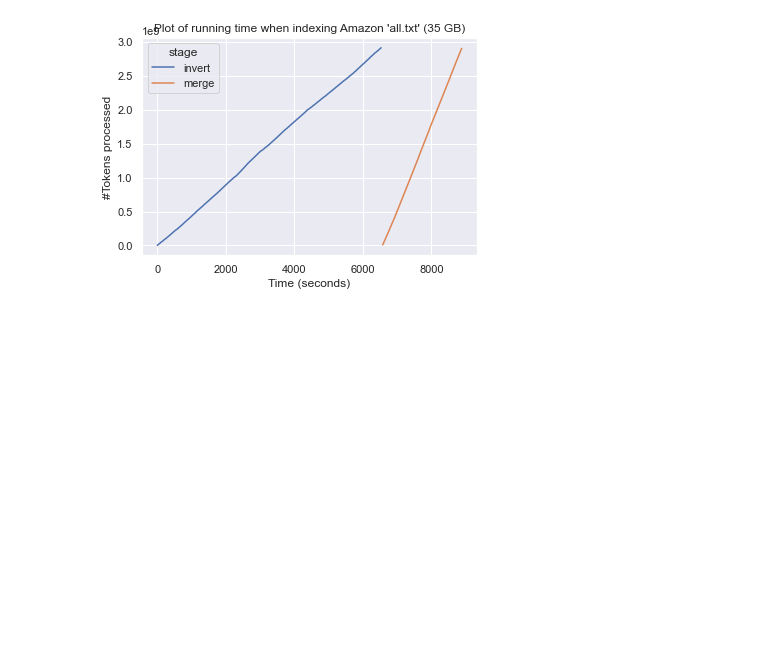
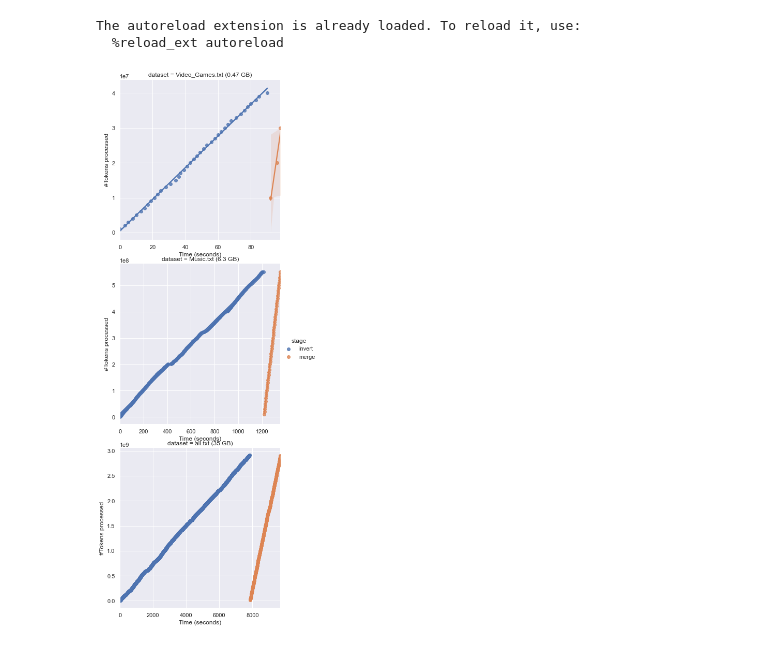
Before and after one commit to nmdanny/FullTextSearchEngine, a Jupyter notebook: analysis/aanalyze_log.ipynb, the cells around one changed output. Drawn from its saved outputs; the diff is of its cells as text; code cells hidden in the pictures; blank space fills up the shorter version.

```diff
--- a/analysis/aanalyze_log.ipynb
+++ b/analysis/aanalyze_log.ipynb
@@ -15,7 +0,0 @@ df2["time"] = df2["time"].dt.total_seconds()
-# %%
-ax = sns.lineplot(data=df, x="time", y="numTokens", hue="stage")
-ax.set(xlabel="Time (seconds)", ylabel="#Tokens processed")
-plt.title("Plot of running time when indexing Amazon 'all.txt' (35 GB)")
-plt.show()
-# %% [output]
-[figure, removed]
@@ -23,0 +1,32 @@ ax.get_figure().savefig("runtime.pdf")
+# %%
+%load_ext autoreload
+%autoreload 2
+
+import pandas as pd
+import log_parser
+import matplotlib.pyplot as plt
+import seaborn as sns
+import plotnine as p9
+from mizani.formatters import scientific_format
+from scipy import stats
+from pathlib import Path
+import re
+sns.set_theme(color_codes=True)
+
+datasets = {
+    "Video_Games.txt (0.47 GB)": "E:\\webdata_datasets\\videogames\\log.txt",
+    "Music.txt (6.3 GB)": "E:\\webdata_datasets\\music-long\\log.txt",
+    "all.txt (35 GB)": "E:\\webdata_datasets\\all-long-varint\\log.txt",
+}
+
+def get_index_size(path):
+    path = Path(path).parent
+    size = 0
+    for file in path.glob("**/*"):
+        if "temp_indices" in str(file) or "bin-externalSort" in str(file) or file.is_dir():
+            continue
+        size += file.stat().st_size
+    return size
+# %% [output]
+The autoreload extension is already loaded. To reload it, use:
+  %reload_ext autoreload
@@ -23,0 +56,15 @@ ax.get_figure().savefig("runtime.pdf")
+# %%
+plot = (p9.ggplot(df, p9.aes(x="time", y="numTokens", color="stage"))
+    + p9.geom_line()
+    + p9.labs(x="Time (minutes)", y="#Tokens processed", title="Number of tokens processed over time")
+    + p9.scale_y_continuous(labels=scientific_format(digits=2))
+    + p9.facet_wrap("dataset", scales="free", ncol=1)
+    + p9.theme(subplots_adjust={'hspace': 1.25})
+    )
+plot
+ax = sns.lmplot(data=df, x="time", y="numTokens", hue="stage", row="dataset", sharex=False, sharey=False)
+ax.set(xlabel="Time (seconds)", ylabel="#Tokens processed")
+plt.show()
+ax.savefig("runtime.pdf")
+# %% [output]
+[figure, added]
```
Also changed, not shown: parts of 10 cells of this notebook, 9 other files.
